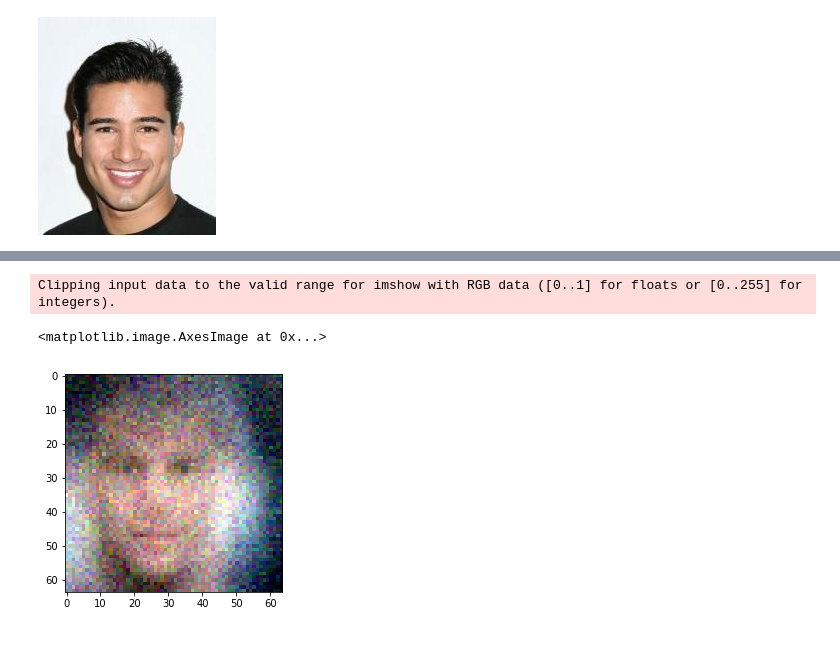
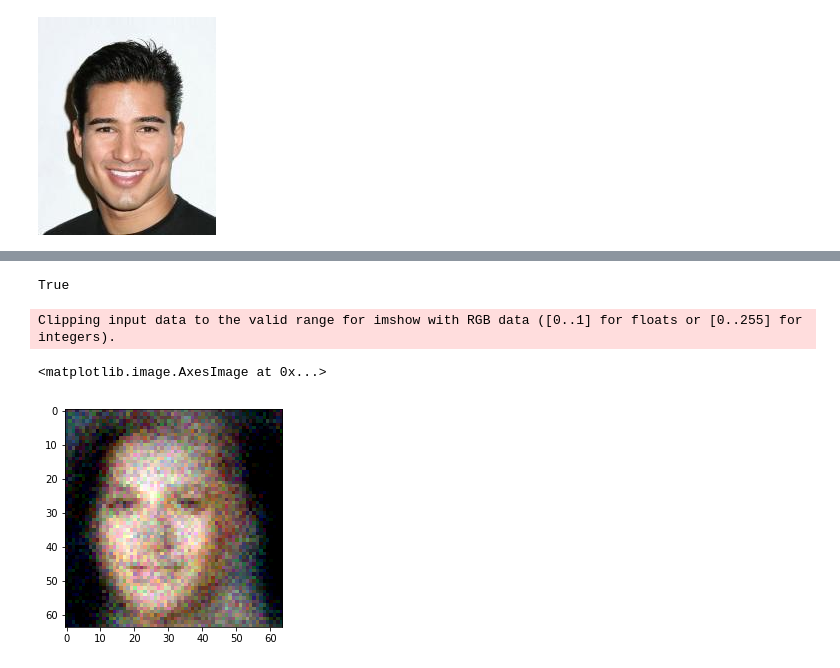
Before and after one commit to sussco/GAN-CelebFaces, a Jupyter notebook: notebook.ipynb, the cells around one changed output, grey strips where cells are left out. Cells and saved outputs as stored; diff of their text form; code cells hidden in the pictures.

```diff
--- a/notebook.ipynb
+++ b/notebook.ipynb
@@ -25,7 +25,8 @@ def get_data(data_size=25001):
             imgname = "img_align_celeba_64/"
             imgname += str(x) + ".jpg"
             dataset.append(mpimg.imread(imgname))
-        dataset =  np.array(dataset)
+        dataset =  np.reshape(np.array(dataset), (len(dataset), 64,64,3))
+        dataset = np.reshape(dataset[:,...], (dataset.shape[0], 64*64*3))
         return dataset
 
 def get_data_normalized(data_size=25001):
@@ -34,6 +35,7 @@ def get_data_normalized(data_size=25001):
             imgname = "img_align_celeba_64/" + str(x).zfill(6) + ".jpg"
             dataset.append(mpimg.imread(imgname))
         dataset =  np.array(dataset)/255.0
+        dataset = np.reshape(dataset, (dataset.shape[0], 64,64,3))
         ## HSV
         #hsv = cv2.cvtColor(mpimg.imread(imgname), cv2.COLOR_BGR2HSV)
         #dataset.append(hsv)
@@ -82,10 +180,10 @@ def discriminator_mlp(X, fc_sizes=[110,300,200], reuse=False):
 # %%
-X = tf.placeholder(tf.float32,[None,64*64*3])
+X = tf.placeholder(tf.float32,[None,64,64,3])
 Z = tf.placeholder(tf.float32,[None,60])
 # %%
-X_fake = generator_mlp(Z)
-true_data_logits = discriminator_mlp(X)
-fake_data_logits = discriminator_mlp(X_fake, reuse=True)
+X_fake = generator_cnn(Z)
+true_data_logits = discriminator_cnn(X)
+fake_data_logits = discriminator_cnn(X_fake, reuse=True)
 # %%
 D_loss = tf.reduce_mean(tf.nn.sigmoid_cross_entropy_with_logits(logits=true_data_logits,labels=tf.ones_like(true_data_logits)) + tf.nn.sigmoid_cross_entropy_with_logits(logits=fake_data_logits,labels=tf.zeros_like(fake_data_logits)))
 G_loss = tf.reduce_mean(tf.nn.sigmoid_cross_entropy_with_logits(logits=fake_data_logits,labels=tf.ones_like(fake_data_logits)))
@@ -98,19 +199,18 @@ D_step = tf.train.RMSPropOptimizer(learning_rate=0.001).minimize(D_loss,var_list
 # %%
-sess = tf.Session()
+#sess = tf.Session()
 print("initializing variables...")
-tf.global_variables_initializer().run(session=sess)
+#tf.global_variables_initializer().run(session=sess)
 print("variable initialization done")
 
 
-batch_size = 125
+batch_size = 32
 
 print("Loading data...")
-dataset = get_data_normalized(50000)
+dataset = get_data_normalized(4000)
 print("Data loaded. Number of images: " + str(len(dataset)))
 
-for i in range(5000):
+for i in range(2000):
     X_batch = get_batch(batch_size, dataset)
-    X_batch = np.reshape(X_batch, (X_batch.shape[0], 64*64*3))
     Z_batch = sample_Z(batch_size, 60)
     _, Dloss = sess.run([D_step, D_loss], feed_dict={X: X_batch, Z: Z_batch})
     _, Gloss = sess.run([G_step, G_loss], feed_dict={Z: Z_batch})
@@ -118,7 +218,6 @@ for i in range(5000):
     print("N: %d\t D_loss: %.4f\t G_loss: %.4f"%(i,Dloss,Gloss))
 Z_batch = sample_Z(1, 60)
 X_batch = get_batch(1, dataset)
-X_batch = np.reshape(X_batch, (X_batch.shape[0], 64*64*3))
 
 
 # RGB
@@ -152,10 +263,14 @@ KeyboardInterrupt:
+# %%
+cv2.imwrite("img/all/"+ str(1).zfill(3) +".jpg", cv2.resize((img+1)/2*255, (400,400)))
+# %% [output]
+True
 # %%
 Z_batch = sample_Z(1, 60)
 X_batch = get_batch(1, dataset)
-X_batch = np.reshape(X_batch, (X_batch.shape[0], 64*64*3))
-plt.imshow(tf.reshape(X_fake, shape=(64,64,3)).eval(session=sess, feed_dict={X: X_batch, Z: Z_batch}))
+img = tf.reshape(X_fake, shape=(64,64,3)).eval(session=sess, feed_dict={X: X_batch, Z: Z_batch})
+plt.imshow(img)
 # %% [output]
 Clipping input data to the valid range for imshow with RGB data ([0..1] for floats or [0..255] for integers).
 <matplotlib.image.AxesImage at 0x...>
-[figure, old version]
+[figure, new version]
 # %%
```
Also changed, not shown: parts of 12 cells of this notebook, 2 other files.
